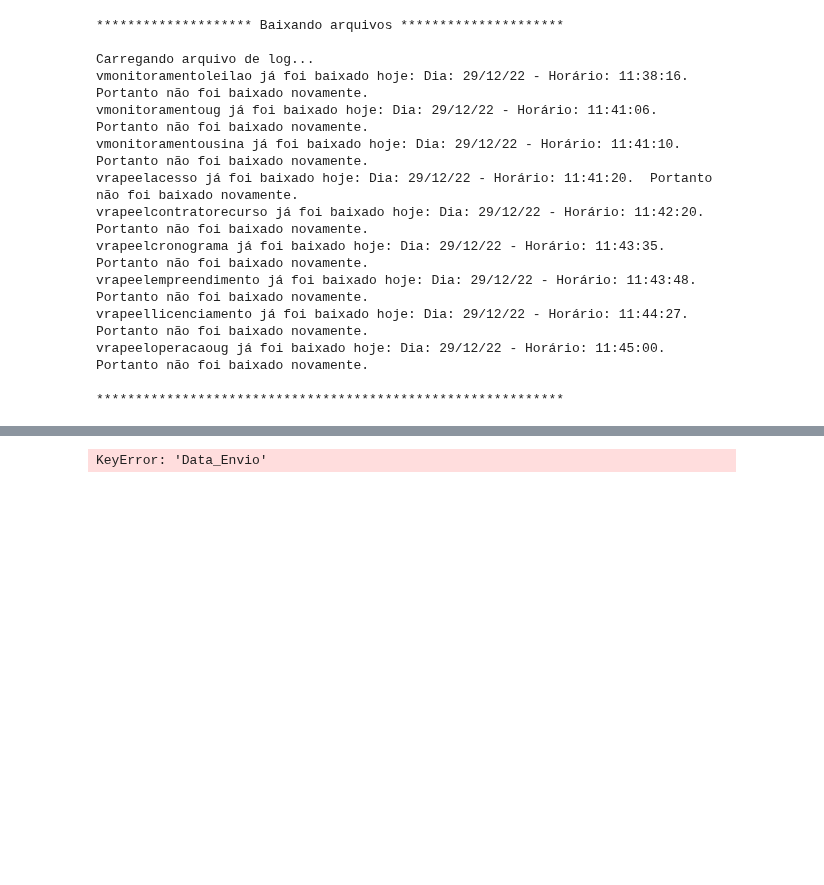
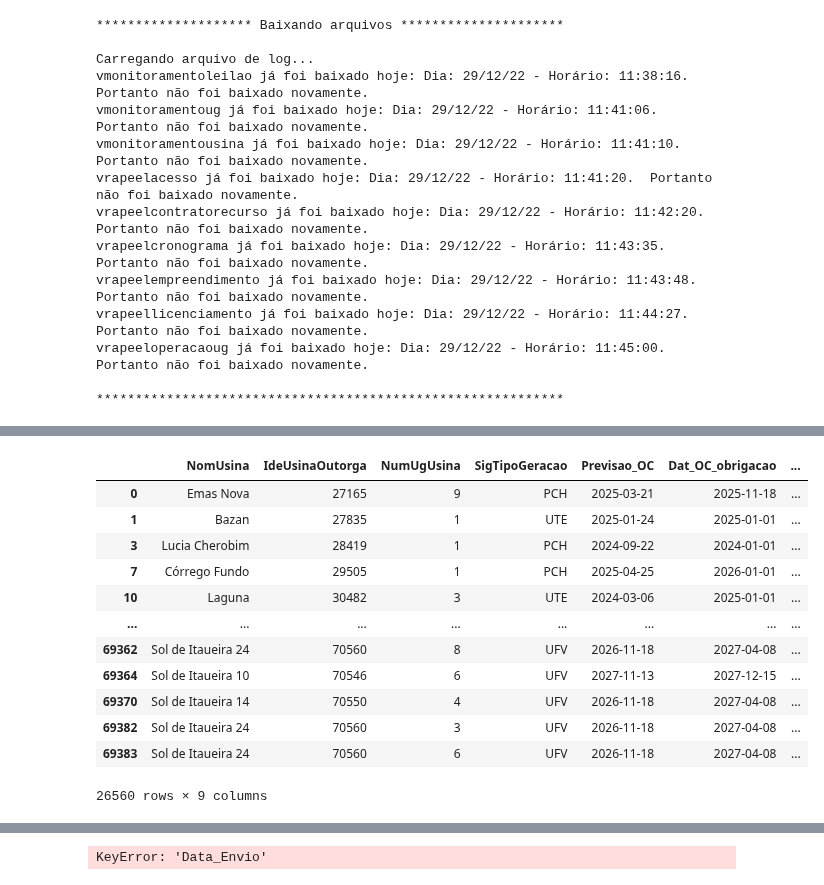
Before and after one commit to Vinicius667/Previsor, a Jupyter notebook: App/Previsor_teste2.ipynb, the cells around one changed output, grey strips where cells are left out. Cells and saved outputs as stored; diff of their text form; code cells hidden in the pictures; blank space fills up the shorter version.

```diff
--- a/App/Previsor_teste2.ipynb
+++ b/App/Previsor_teste2.ipynb
@@ -5,3 +5,5 @@ from download_DB import download_db
 import glob
 import pandas as pd
 import numpy as np
+pd.set_option('display.max_rows', 100)
+pd.set_option('display.max_columns', 100)
@@ -85,3 +316,23 @@ input_rapee
+# %%
+previsao_path = os.path.join(get_standard_folder_path("Documents"),r"Previsor\Previsoes")
+previsao_file = sorted(glob.glob(f"{previsao_path}/*.gzip"))[-1]
+calculo_previsao = pd.read_parquet(previsao_file)
+# %%
+calculo_previsao[calculo_previsao.Indicador>50]
+# %% [output]
+|  | NomUsina | IdeUsinaOutorga | NumUgUsina | SigTipoGeracao | Previsao_OC | Dat_OC_obrigacao | ... |
+| 0 | Emas Nova | 27165 | 9 | PCH | 2025-03-21 | 2025-11-18 | ... |
+| 1 | Bazan | 27835 | 1 | UTE | 2025-01-24 | 2025-01-01 | ... |
+| 3 | Lucia Cherobim | 28419 | 1 | PCH | 2024-09-22 | 2024-01-01 | ... |
+| 7 | Córrego Fundo | 29505 | 1 | PCH | 2025-04-25 | 2026-01-01 | ... |
+| 10 | Laguna | 30482 | 3 | UTE | 2024-03-06 | 2025-01-01 | ... |
+| ... | ... | ... | ... | ... | ... | ... | ... |
+| 69362 | Sol de Itaueira 24 | 70560 | 8 | UFV | 2026-11-18 | 2027-04-08 | ... |
+| 69364 | Sol de Itaueira 10 | 70546 | 6 | UFV | 2027-11-13 | 2027-12-15 | ... |
+| 69370 | Sol de Itaueira 14 | 70550 | 4 | UFV | 2026-11-18 | 2027-04-08 | ... |
+| 69382 | Sol de Itaueira 24 | 70560 | 3 | UFV | 2026-11-18 | 2027-04-08 | ... |
+| 69383 | Sol de Itaueira 24 | 70560 | 6 | UFV | 2026-11-18 | 2027-04-08 | ... |
+26560 rows × 9 columns
 # %%
 cols = ["DatUGInicioOpComerOutorgado","IdcMonitorada","IdeUsinaOutorga","DatLiberacaoSFGTeste","DatInicioOpTesteOutorgada"]
 monitoramentoug = pd.read_parquet(os.path.join(directory,"vmonitoramentoug.gzip"))[cols]
```
Also changed, not shown: parts of 16 cells of this notebook, 3 other files.
